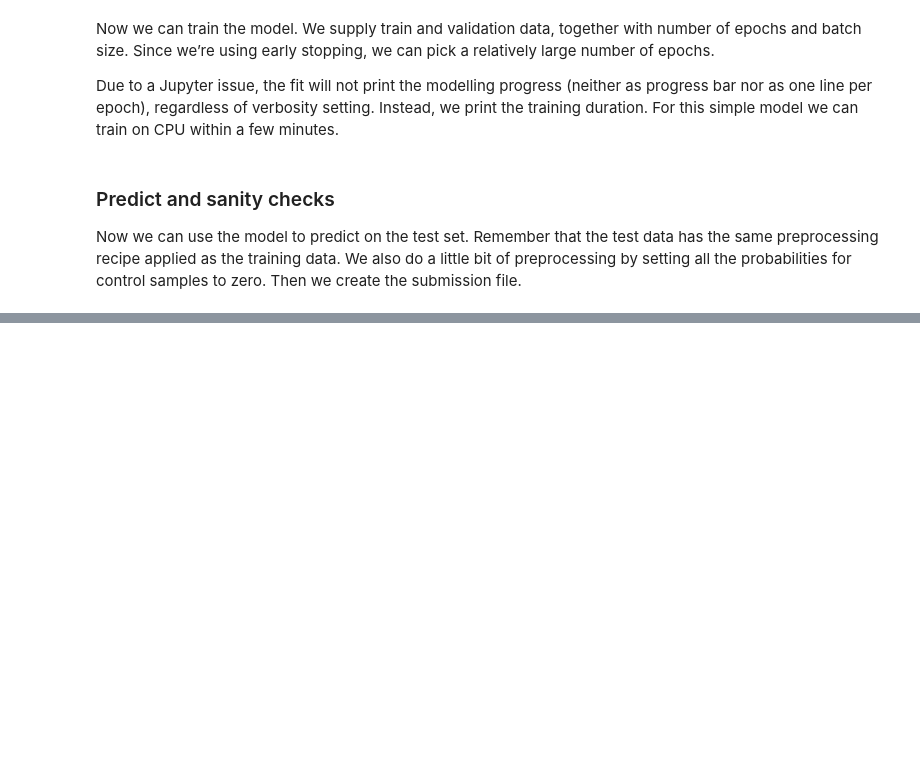
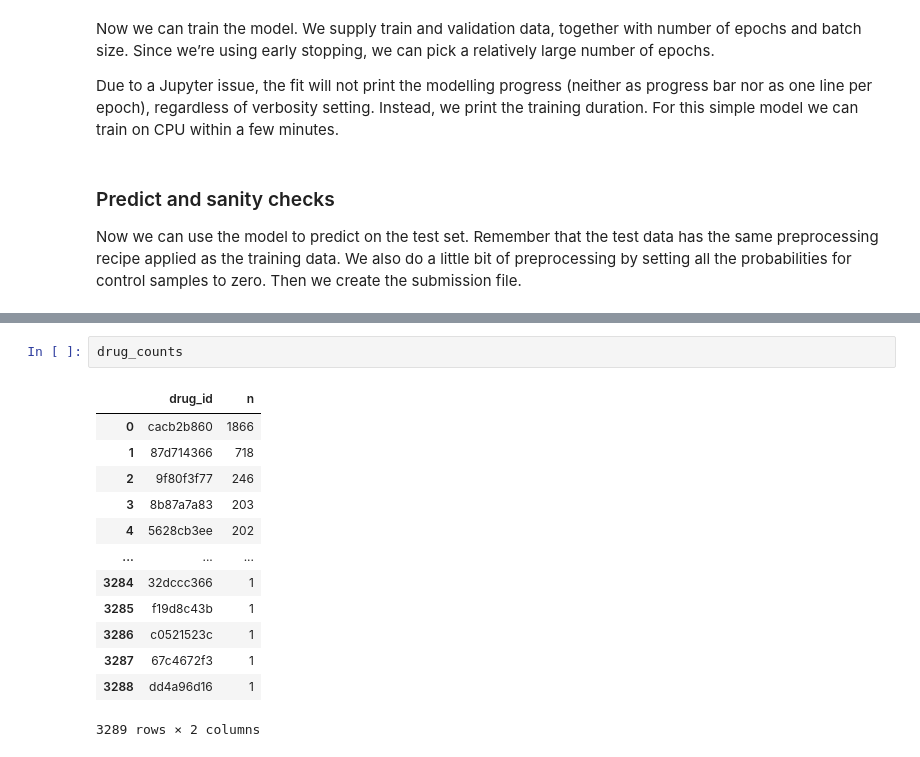
Before and after one commit to mahshid1373/Mechanisms-of-Action-MoA-Prediction, a Jupyter notebook: main.ipynb, the cells around one changed output, grey strips where cells are left out. Saved outputs shown, nothing was run; the diff lists cells and outputs as text; blank space fills up the shorter version.

```diff
--- a/main.ipynb
+++ b/main.ipynb
@@ -1152,0 +1223,16 @@ ValueError: Unexpected input dimension 873, expected 875
+# %%
+drug_counts
+# %% [output]
+|  | drug_id | n |
+| 0 | cacb2b860 | 1866 |
+| 1 | 87d714366 | 718 |
+| 2 | 9f80f3f77 | 246 |
+| 3 | 8b87a7a83 | 203 |
+| 4 | 5628cb3ee | 202 |
+| ... | ... | ... |
+| 3284 | 32dccc366 | 1 |
+| 3285 | f19d8c43b | 1 |
+| 3286 | c0521523c | 1 |
+| 3287 | 67c4672f3 | 1 |
+| 3288 | dd4a96d16 | 1 |
+3289 rows × 2 columns
```
Also changed, not shown: parts of 12 cells of this notebook.
